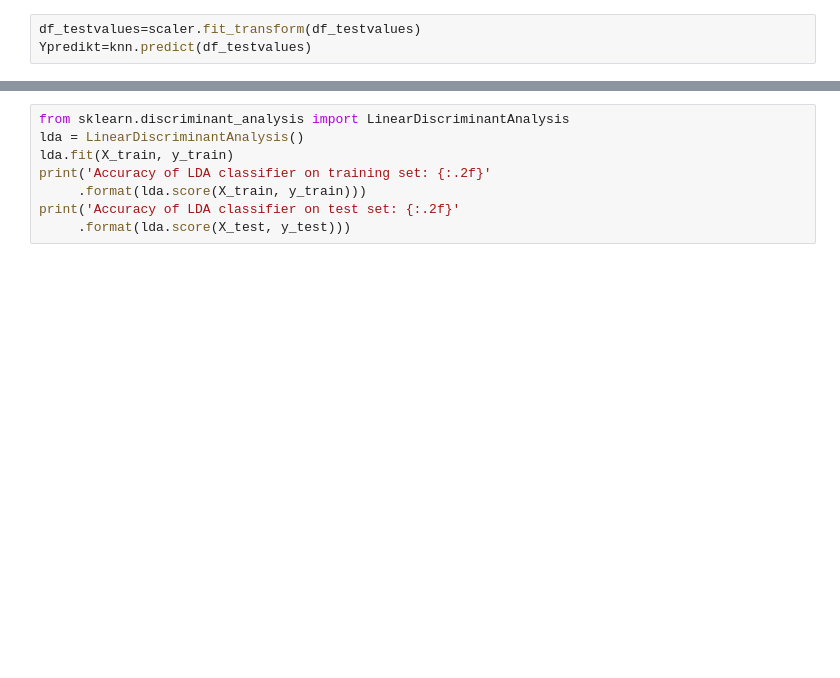
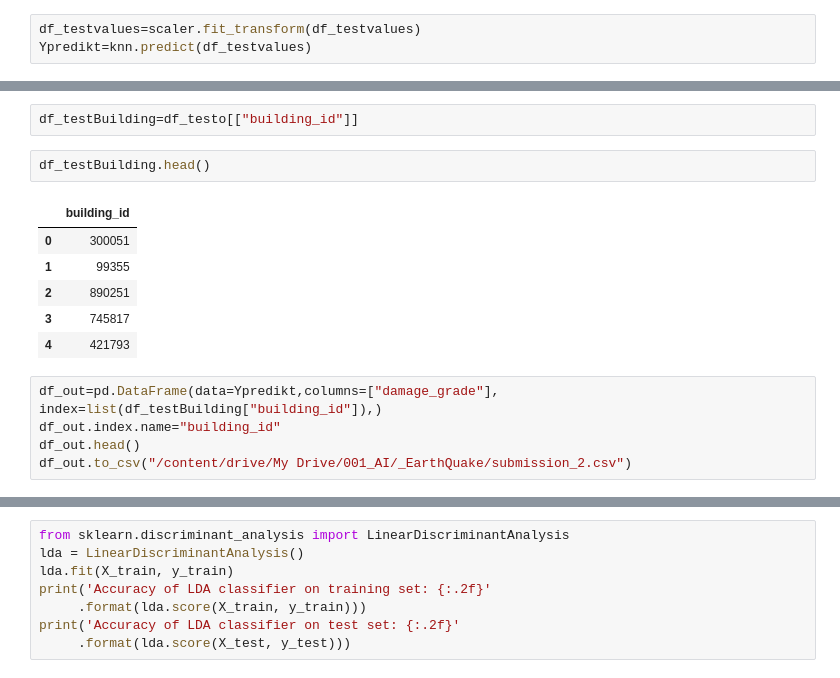
Before and after one commit to sipocz/_earthQuake, a Jupyter notebook: EarthQuaqe_Clustering_2.ipynb, the cells around one changed output, grey strips where cells are left out. Saved outputs shown, nothing was run; the diff lists cells and outputs as text; blank space fills up the shorter version.

Commit message:
Submission_2

```diff
--- a/EarthQuaqe_Clustering_2.ipynb
+++ b/EarthQuaqe_Clustering_2.ipynb
@@ -92,0 +75,16 @@ Ypredikt
+# %%
+df_testBuilding=df_testo[["building_id"]]
+# %%
+df_testBuilding.head()
+# %% [output]
+|  | building_id |
+| 0 | 300051 |
+| 1 | 99355 |
+| 2 | 890251 |
+| 3 | 745817 |
+| 4 | 421793 |
+# %%
+df_out=pd.DataFrame(data=Ypredikt,columns=["damage_grade"], index=list(df_testBuilding["building_id"]),)
+df_out.index.name="building_id"
+df_out.head()
+df_out.to_csv("/content/drive/My Drive/001_AI/_EarthQuake/submission_2.csv")
```
Also changed, not shown: parts of 21 cells of this notebook.
